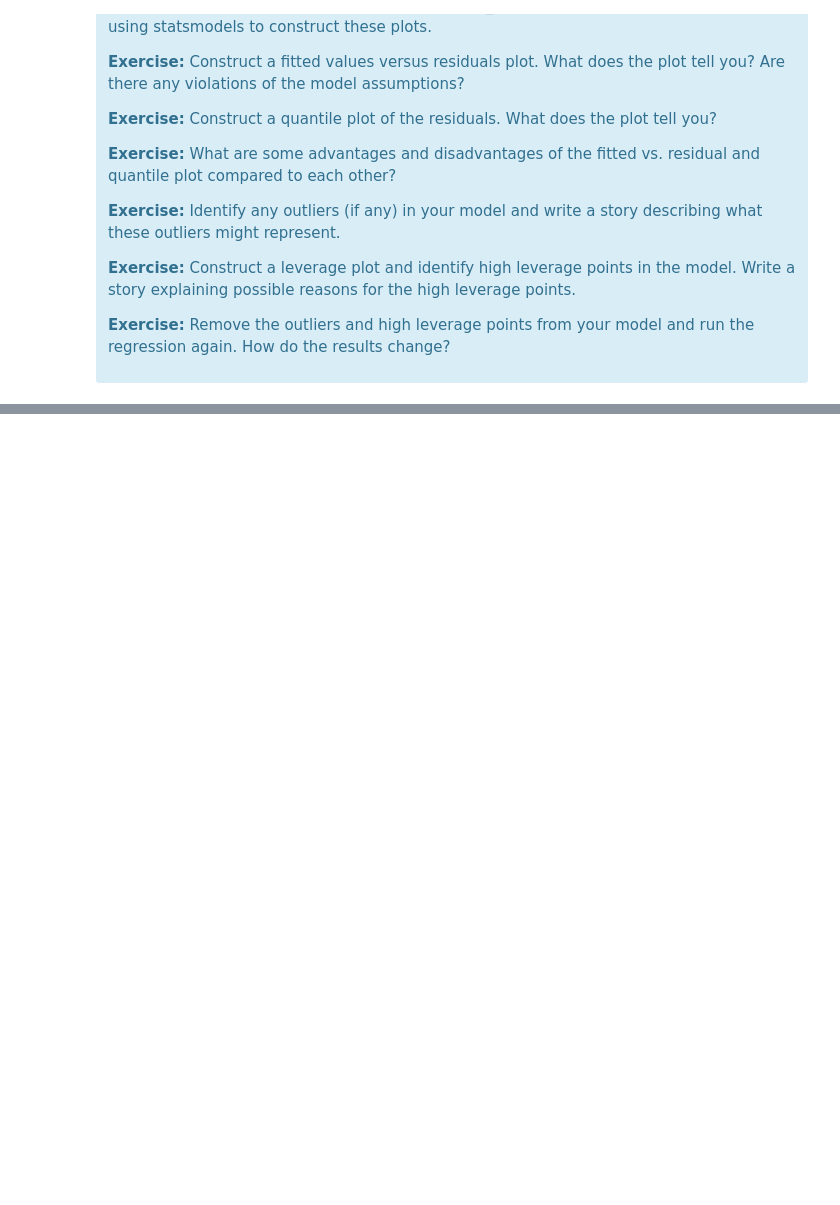
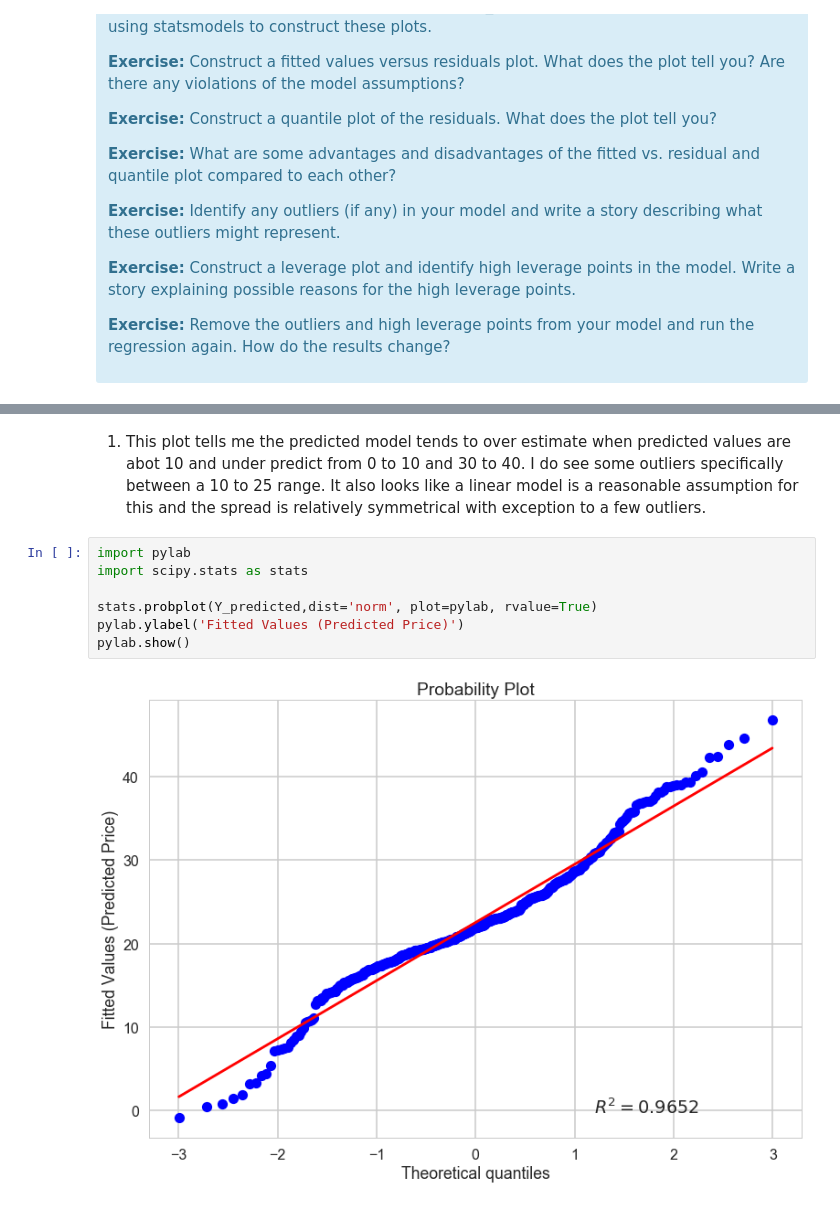
Before and after one commit to jywu86/Springboard, a Jupyter notebook: linear_regression/Mini_Project_Linear_Regression.ipynb, the cells around one changed output, grey strips where cells are left out. Drawn from its saved outputs; the diff is of its cells as text; blank space fills up the shorter version.

Commit message:
Revisions to linear_regression problem

```diff
--- a/linear_regression/Mini_Project_Linear_Regression.ipynb
+++ b/linear_regression/Mini_Project_Linear_Regression.ipynb
@@ -994,0 +998,11 @@ plt.show()
+# %% [markdown]
+1. This plot tells me the predicted model tends to over estimate when predicted values are abot 10 and under predict from 0 to 10 and 30 to 40.  I do see some outliers specifically between a 10 to 25 range.  It also looks like a linear model is a reasonable assumption for this and the spread is relatively symmetrical with exception to a few outliers.
+# %%
+import pylab
+import scipy.stats as stats
+
+stats.probplot(Y_predicted,dist='norm', plot=pylab, rvalue=True)
+pylab.ylabel('Fitted Values (Predicted Price)')
+pylab.show()
+# %% [output]
+[figure, added]
```
Also changed, not shown: parts of 29 cells of this notebook.
